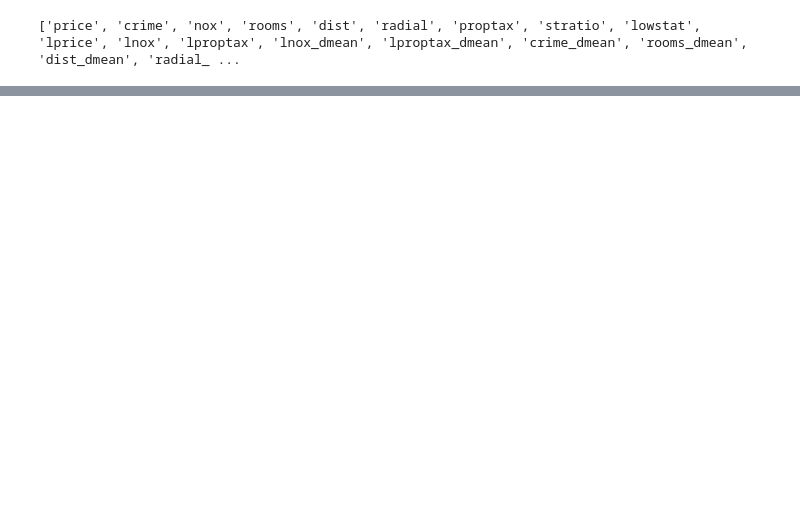
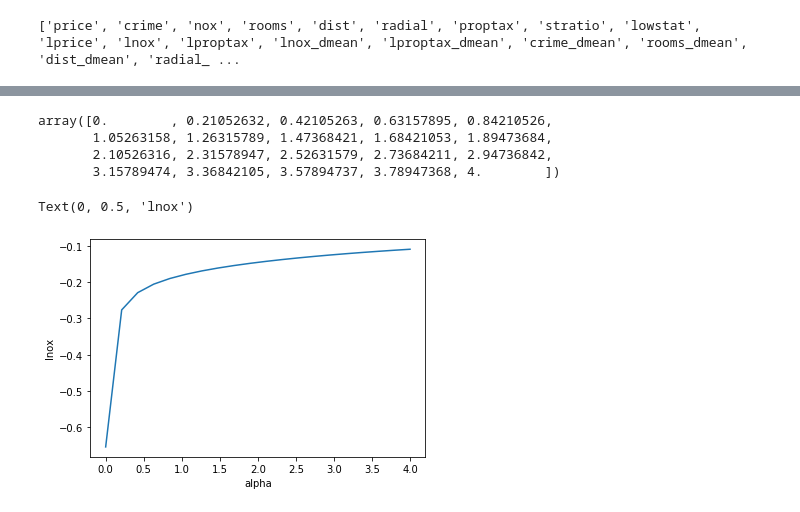
Before and after one commit to beliciataylor/self-study, a Jupyter notebook: 6_shrinkage_methods.ipynb, the cells around one changed output, grey strips where cells are left out. Cells and saved outputs as stored; diff of their text form; code cells hidden in the pictures; blank space fills up the shorter version.

```diff
--- a/6_shrinkage_methods.ipynb
+++ b/6_shrinkage_methods.ipynb
@@ -45,0 +70,9 @@ print(list(df))
+# %%
+# create design matrices
+y1, X1 = patsy.dmatrices(f1, data=df, return_type='dataframe')
+y2, X2 = patsy.dmatrices(f2, data=df, return_type='dataframe')
+
+# create the indices for the train (80%) and validation (20%) data sets.
+from sklearn.model_selection import train_test_split
+X1_train, X1_test, y1_train, y1_test = train_test_split(X1, y1, test_size=0.20, random_state=42)
+X2_train, X2_test, y2_train, y2_test = train_test_split(X2, y2, test_size=0.20, random_state=42)
@@ -45,0 +109,37 @@ print(list(df))
+# %%
+from sklearn.linear_model import Ridge, RidgeCV
+from sklearn.metrics import mean_squared_error
+
+# in function, alphas = lambdas from explanation
+# generate an array of alpha values ranging from very big to very small to cover the full range of scenarios from the null model, containing only the intercept, to the least squares fit:
+alphas = np.linspace(0,4,20)
+alphas
+# %% [output]
+array([0.        , 0.21052632, 0.42105263, 0.63157895, 0.84210526,
+       1.05263158, 1.26315789, 1.47368421, 1.68421053, 1.89473684,
+       2.10526316, 2.31578947, 2.52631579, 2.73684211, 2.94736842,
+       3.15789474, 3.36842105, 3.57894737, 3.78947368, 4.        ])
+# %%
+# create ridge object
+ridge = Ridge(normalize = True)
+
+# initialize an empty list
+coefs = []
+
+# create model fit subject to the alpha constraint
+for a in alphas:
+    ridge.set_params(alpha = a)
+    ridge.fit(X2, y2)
+    coefs.append(ridge.coef_)
+
+coefs = pd.DataFrame(np.array(coefs).transpose(2,0,1).reshape(37,-1))
+
+# expect the coefficient estimates to be much smaller when a large value of alpha is used, as compared to when a small value of alpha is used (???)
+import matplotlib.pyplot as plt
+ax = plt.gca()
+ax.plot(alphas, coefs.iloc[1])
+plt.xlabel('alpha')
+plt.ylabel(np.array(list(X2))[1])
+# %% [output]
+Text(0, 0.5, 'lnox')
+[figure, added]
```
Also changed, not shown: parts of 21 cells of this notebook.
